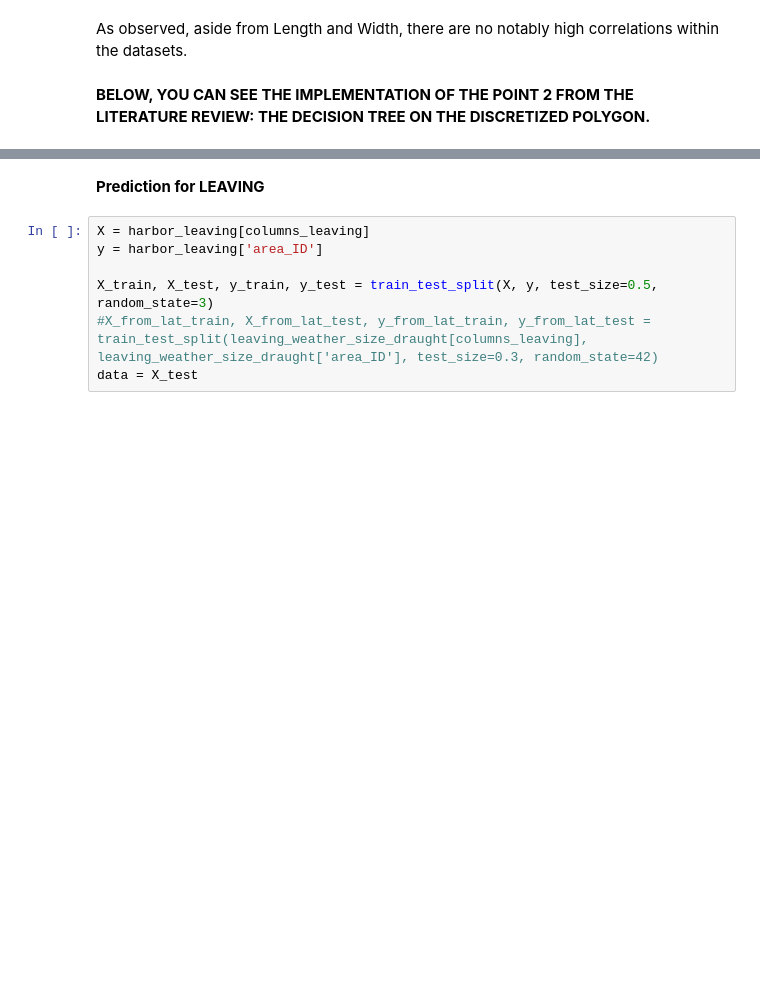
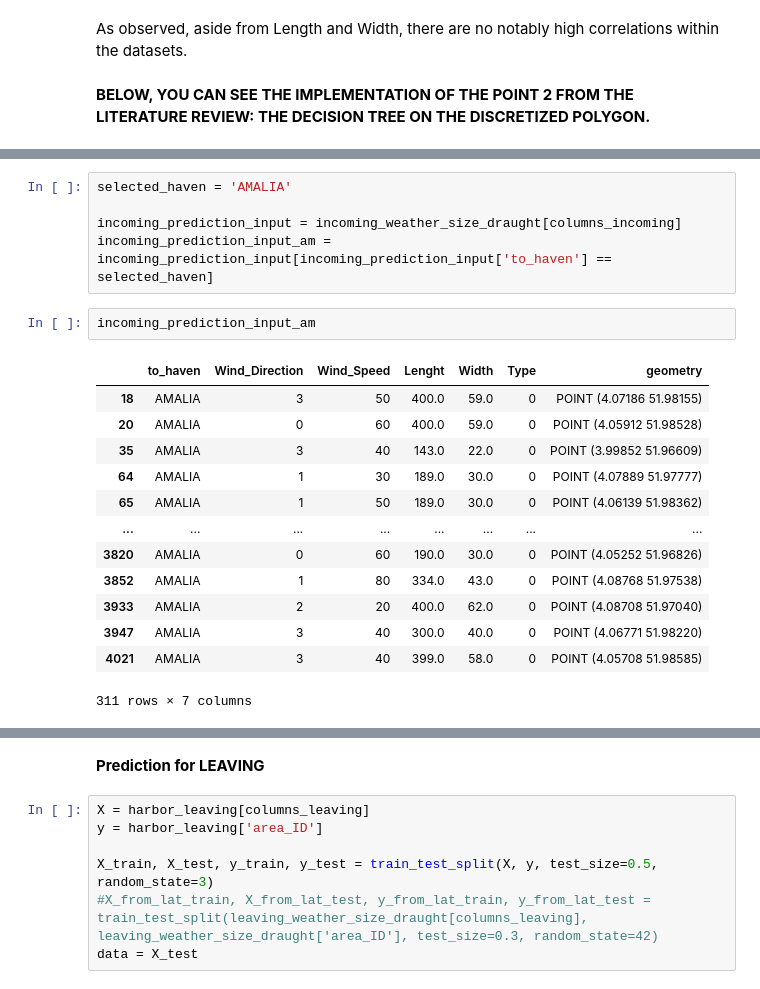
Before and after one commit to allanguzmanf/CIEM6302, a Jupyter notebook: Predictions.ipynb, the cells around one changed output, grey strips where cells are left out. Drawn from its saved outputs; the diff is of its cells as text; blank space fills up the shorter version.

```diff
--- a/Predictions.ipynb
+++ b/Predictions.ipynb
@@ -168,0 +198,21 @@ As observed, aside from Length and Width, there are no notably high correlations
+# %%
+selected_haven = 'AMALIA'
+
+incoming_prediction_input = incoming_weather_size_draught[columns_incoming]
+incoming_prediction_input_am = incoming_prediction_input[incoming_prediction_input['to_haven'] == selected_haven]
+# %%
+incoming_prediction_input_am
+# %% [output]
+|  | to_haven | Wind_Direction | Wind_Speed | Lenght | Width | Type | geometry |
+| 18 | AMALIA | 3 | 50 | 400.0 | 59.0 | 0 | POINT (4.07186 51.98155) |
+| 20 | AMALIA | 0 | 60 | 400.0 | 59.0 | 0 | POINT (4.05912 51.98528) |
+| 35 | AMALIA | 3 | 40 | 143.0 | 22.0 | 0 | POINT (3.99852 51.96609) |
+| 64 | AMALIA | 1 | 30 | 189.0 | 30.0 | 0 | POINT (4.07889 51.97777) |
+| 65 | AMALIA | 1 | 50 | 189.0 | 30.0 | 0 | POINT (4.06139 51.98362) |
+| ... | ... | ... | ... | ... | ... | ... | ... |
+| 3820 | AMALIA | 0 | 60 | 190.0 | 30.0 | 0 | POINT (4.05252 51.96826) |
+| 3852 | AMALIA | 1 | 80 | 334.0 | 43.0 | 0 | POINT (4.08768 51.97538) |
+| 3933 | AMALIA | 2 | 20 | 400.0 | 62.0 | 0 | POINT (4.08708 51.97040) |
+| 3947 | AMALIA | 3 | 40 | 300.0 | 40.0 | 0 | POINT (4.06771 51.98220) |
+| 4021 | AMALIA | 3 | 40 | 399.0 | 58.0 | 0 | POINT (4.05708 51.98585) |
+311 rows × 7 columns
```
Also changed, not shown: parts of 17 cells of this notebook, 14 other files.
